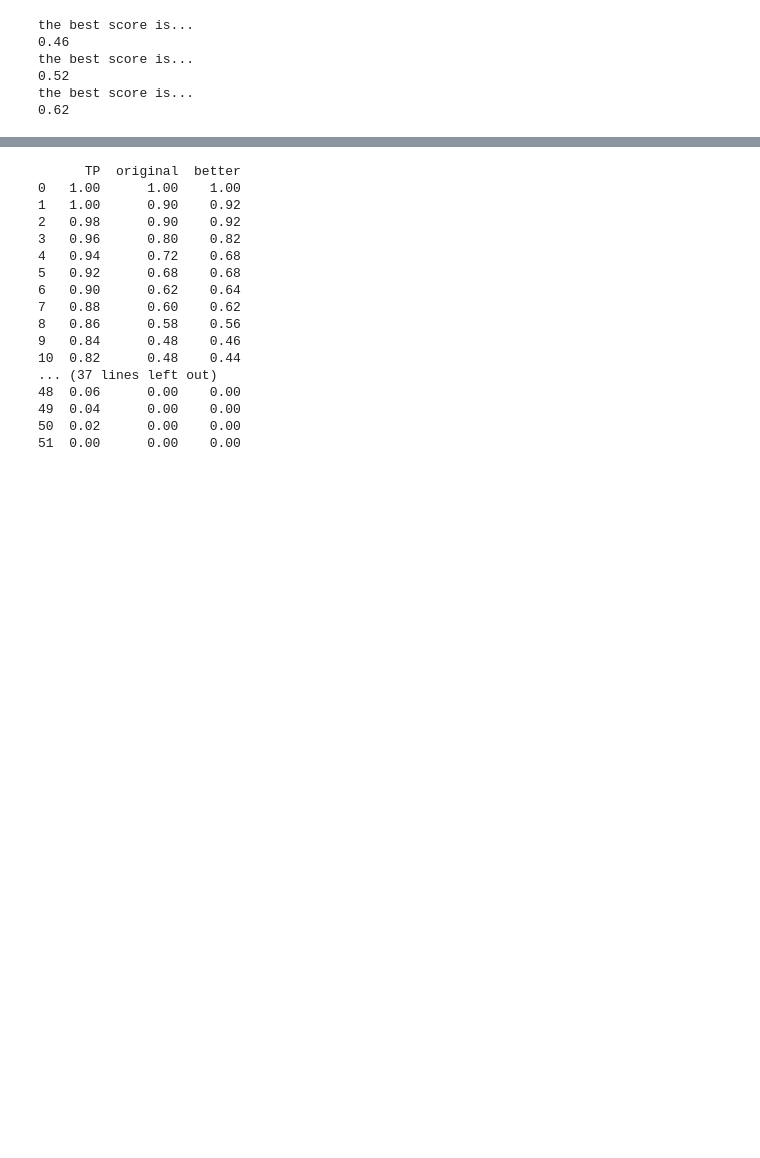
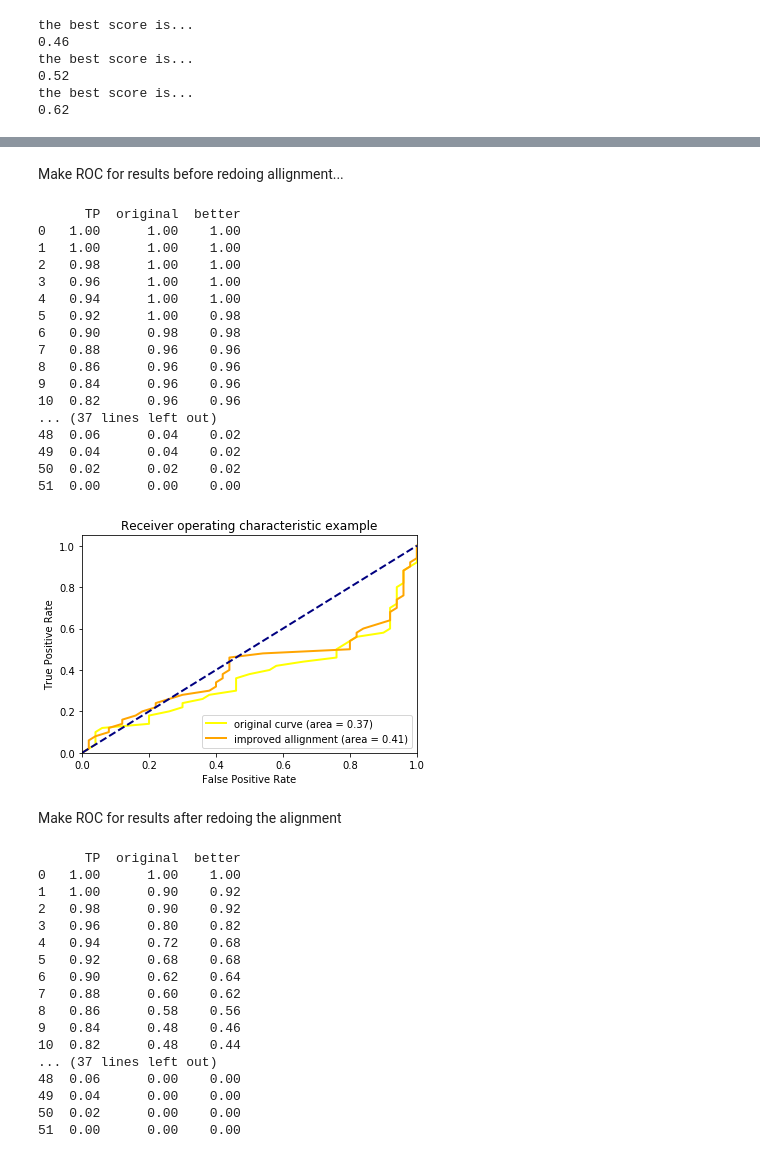
Before and after one commit to enrach21/HW3_skeleton, a Jupyter notebook: HW3_Ian_Jones.ipynb, the cells around one changed output, grey strips where cells are left out. Drawn from its saved outputs; the diff is of its cells as text; code cells hidden in the pictures; blank space fills up the shorter version.

```diff
--- a/HW3_Ian_Jones.ipynb
+++ b/HW3_Ian_Jones.ipynb
@@ -463,5 +612,6 @@ alignment_df = algs.test_known(g, e, D)
 align1 = alignment_df.alignment1 # Fixed allignments based on best matrix
 align2 = alignment_df.alignment2 # Fixed allignments based on best matrix
 known = alignment_df.known # 1 if pos control, zero if negative control
-orig_m, best_m =algs.test('MATIO', align1, align2, g, e, known)
+best_m =algs.test('MATIO', align1, align2, g, e, known)
+orig_m = algs.readMatrix('MATIO')
 # %% [output]
@@ -469,3 +630,63 @@ KeyboardInterrupt:
+# %% [markdown]
+Make ROC for results before redoing allignment...
+# %%
+
+
+pos=np.array([])
+for i in range(50):
+    tp = 1-(i/50)
+    pos = np.append(pos,tp)
+final_df=pd.DataFrame({'TP': pos})
+
+mat = [orig_m, best_m]
+names = ['original', 'better']
+for i in range(len(mat)):
+    t = algs.get_scores(align1, align2, mat[i], g, e, known)
+    FP = algs.score(t, names[i])
+    final_df = pd.concat([final_df, FP], axis=1)
+final_df
+
+top_row = pd.DataFrame({'TP':[1],'original':[1],'better':[1]}) # add 100% everytime
+bottom_row = pd.DataFrame({'TP':[0],'original':[0],'better':[0]}) # add no positives
+final_df = pd.concat([top_row, final_df]).reset_index(drop = True)
+final_df= pd.concat([final_df, bottom_row ]).reset_index(drop = True)
+print(final_df)
+# Plot the ROC
+plt.figure()
+lw = 2
+plt.plot(final_df.original, final_df.TP, color='yellow',
+         lw=lw, label='original curve (area = %0.2f)' % metrics.auc(final_df.original, final_df.TP))
+plt.plot(final_df.better, final_df.TP, color='orange',
+         lw=lw, label='improved allignment (area = %0.2f)' % metrics.auc(final_df.better, final_df.TP))
+plt.plot([0, 1], [0, 1], color='navy', lw=lw, linestyle='--')
+plt.xlim([0.0, 1.0])
+plt.ylim([0.0, 1.05])
+plt.xlabel('False Positive Rate')
+plt.ylabel('True Positive Rate')
+plt.title('Receiver operating characteristic example')
+plt.legend(loc="lower right")
+plt.show()
+# %% [output]
+      TP  original  better
+0   1.00      1.00    1.00
+1   1.00      1.00    1.00
+2   0.98      1.00    1.00
+3   0.96      1.00    1.00
+4   0.94      1.00    1.00
+5   0.92      1.00    0.98
+6   0.90      0.98    0.98
+7   0.88      0.96    0.96
+8   0.86      0.96    0.96
+9   0.84      0.96    0.96
+10  0.82      0.96    0.96
+... (37 lines left out)
+48  0.06      0.04    0.02
+49  0.04      0.04    0.02
+50  0.02      0.02    0.02
+51  0.00      0.00    0.00
+[figure, added]
+# %% [markdown]
+Make ROC for results after redoing the alignment
 # %%
 # Results for MATIO
 # Make a dataframe for TP
```
Also changed, not shown: parts of 28 cells of this notebook, 2 other files.
